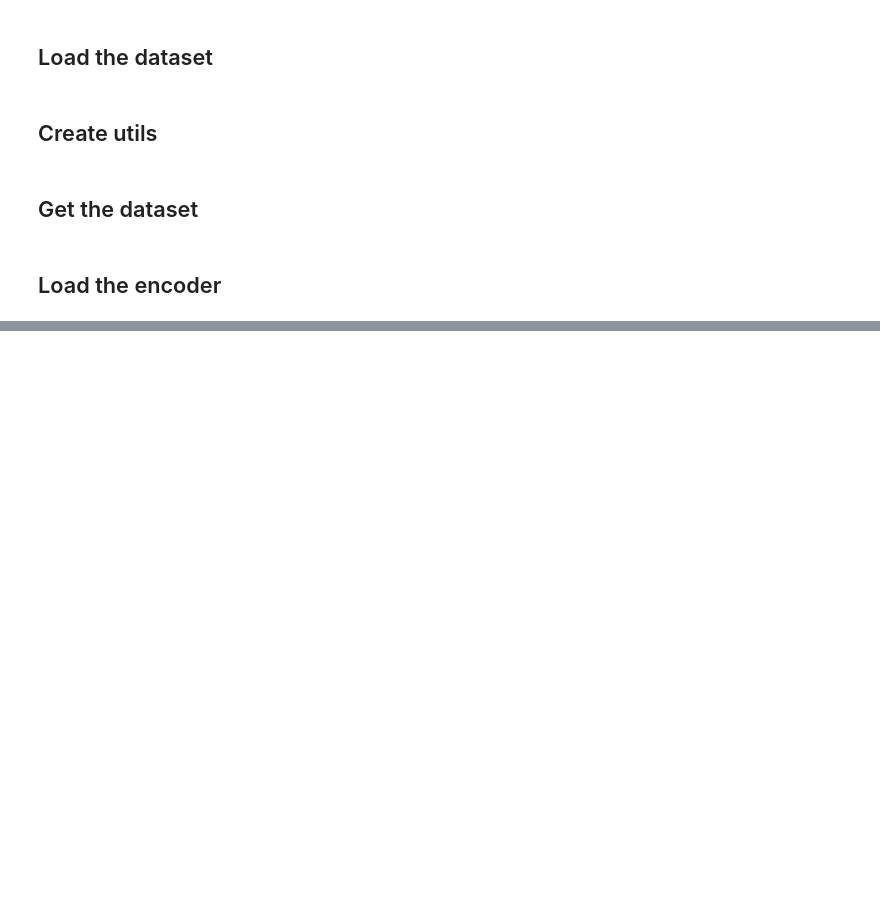
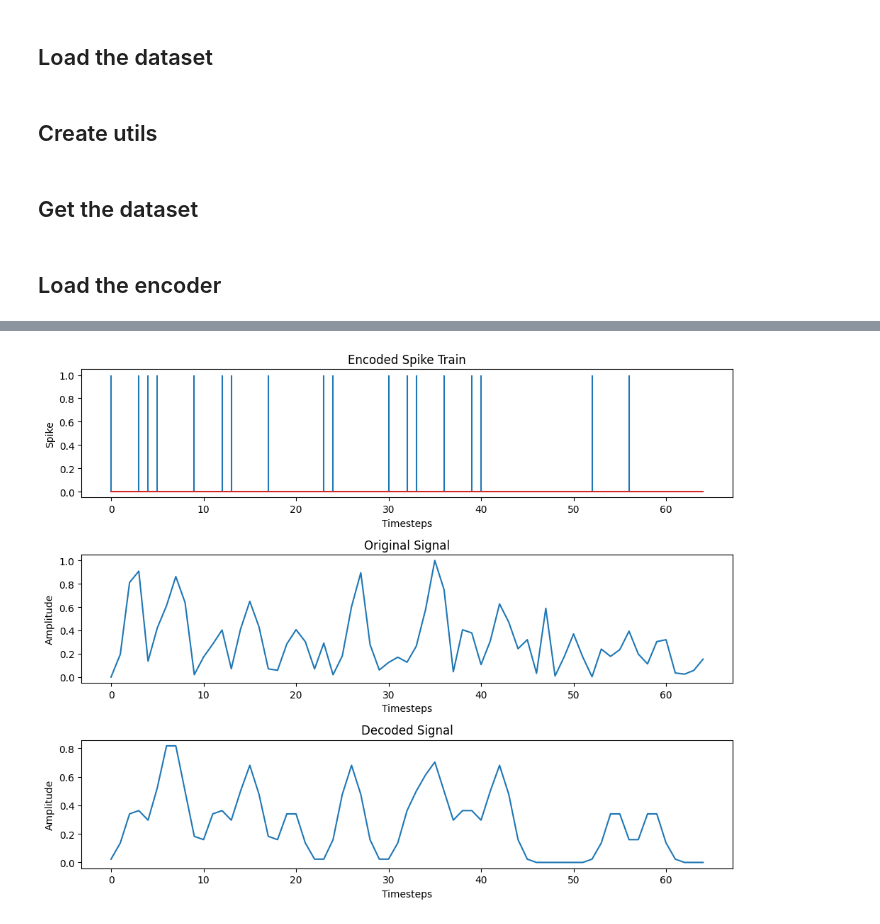
Before and after one commit to sin22766/snn-encoder-test, a Jupyter notebook: encoder-test.ipynb, the cells around one changed output, grey strips where cells are left out. Saved outputs shown, nothing was run; the diff lists cells and outputs as text; code cells hidden in the pictures; blank space fills up the shorter version.

Commit message:
feat: add BSA encoder

```diff
--- a/encoder-test.ipynb
+++ b/encoder-test.ipynb
@@ -102,0 +103,10 @@ plot_coding(normalized_magnitudes[0,0,0,:], encoded_data[0,0,0,:], decoded_data[
+# %%
+from encoder import BSAEncoder
+
+bsa_encoder = BSAEncoder(win_size=6, cutoff=0.15678260630598448, threshold=0.4054443922810268)
+encoded_data = bsa_encoder.encode(magnitudes)
+decoded_data = bsa_encoder.decode(encoded_data)
+# %%
+plot_coding(normalized_magnitudes[0,0,0,:], encoded_data[0,0,0,:], decoded_data[0,0,0,:])
+# %% [output]
+[figure, added]
```
Also changed, not shown: parts of 6 cells of this notebook, 3 other files.
